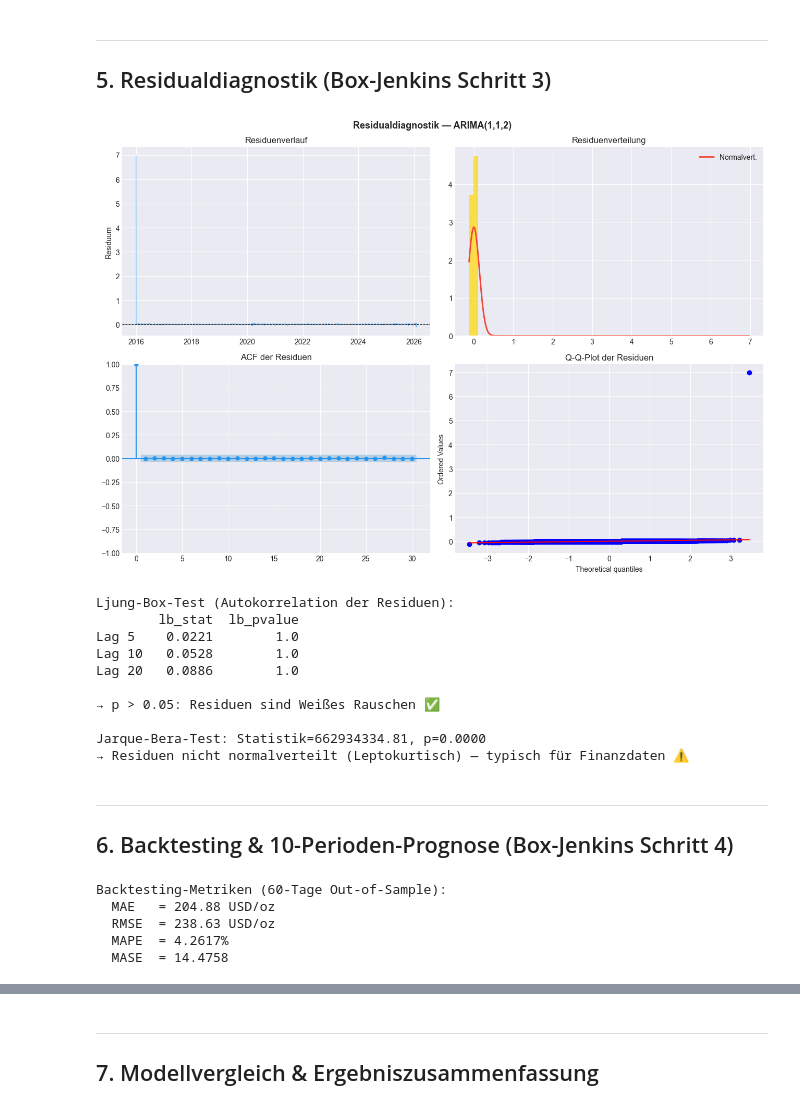
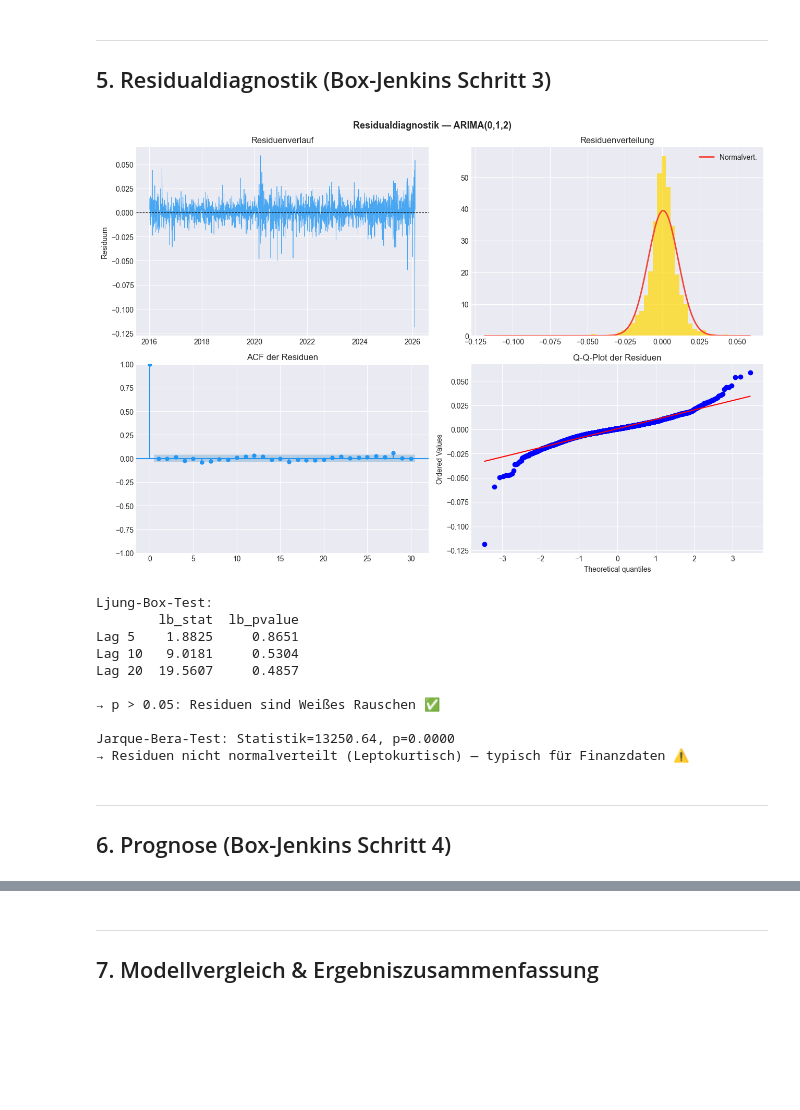
Before and after one commit to Neco0607/Zeitreihenanalyse, a Jupyter notebook: notebooks/Gold_Zeitreihe.ipynb, the cells around one changed output, grey strips where cells are left out. Cells and saved outputs as stored; diff of their text form; code cells hidden in the pictures; blank space fills up the shorter version.

```diff
--- a/notebooks/Gold_Zeitreihe.ipynb
+++ b/notebooks/Gold_Zeitreihe.ipynb
@@ -265,33 +250,28 @@ Test    : 2026-02-04  → 2026-04-30  (60 Tage)
 # %%
-# Gittersuche über ARIMA(p, 1, q) — p, q ∈ {0,1,2,3}
+# Gittersuche über ARIMA(p, 1, q)
 results = []
 
 for p in range(4):
     for q in range(4):
         try:
             model = ARIMA(np.log(train), order=(p, 1, q)).fit()
-            fc_log = model.forecast(TEST_SIZE)
-            fc = np.exp(fc_log)
-
-            mae  = np.mean(np.abs(fc.values - test.values))
-            rmse = np.sqrt(np.mean((fc.values - test.values) ** 2))
-            mape = np.mean(np.abs((fc.values - test.values) / test.values)) * 100
-            mase = mae / np.mean(np.abs(np.diff(train.values)))
-
+            fc    = np.exp(model.forecast(TEST_SIZE))
+            mae   = np.mean(np.abs(fc.values - test.values))
+            rmse  = np.sqrt(np.mean((fc.values - test.values)**2))
+            mape  = np.mean(np.abs((fc.values - test.values) / test.values)) * 100
+            mase  = mae / np.mean(np.abs(np.diff(train.values)))
             results.append({
                 'Modell': f'ARIMA({p},1,{q})',
                 'p': p, 'd': 1, 'q': q,
                 'AIC': model.aic, 'BIC': model.bic,
-                'MAE': mae, 'RMSE': rmse,
-                'MAPE (%)': mape, 'MASE': mase
+                'MAE': mae, 'RMSE': rmse, 'MAPE (%)': mape, 'MASE': mase
             })
-        except Exception as e:
+        except:
             pass
 
 res_df = pd.DataFrame(results).sort_values('AIC')
 print('Top 8 Modelle nach AIC:')
-print(res_df[['Modell', 'AIC', 'BIC', 'MAE', 'RMSE', 'MAPE (%)', 'MASE']]
-      .head(8).round(4).to_string(index=False))
+print(res_df[['Modell','AIC','BIC','MAE','RMSE','MAPE (%)','MASE']].head(8).round(4).to_string(index=False))
 # %% [output]
 Top 8 Modelle nach AIC:
       Modell         AIC         BIC      MAE     RMSE  MAPE (%)    MASE
@@ -341,7 +335,7 @@ Warnings:
 ---
 ## 5. Residualdiagnostik (Box-Jenkins Schritt 3)
 # %%
-residuals = best_model.resid
+residuals = best_model.resid.iloc[1:]  # ersten Tag entfernen (Initialisierungsfehler)
 
 fig, axes = plt.subplots(2, 2, figsize=(13, 9))
 fig.suptitle(f'Residualdiagnostik — ARIMA({p_best},{d_best},{q_best})',
@@ -353,77 +347,53 @@ axes[0, 0].axhline(0, color='black', linewidth=0.8, linestyle='--')
 axes[0, 0].set_title('Residuenverlauf')
 axes[0, 0].set_ylabel('Residuum')
 
-# Histogramm + Normalvert.
+# Histogramm
 axes[0, 1].hist(residuals, bins=60, density=True, color=GOLD, alpha=0.7, edgecolor='none')
 x = np.linspace(residuals.min(), residuals.max(), 300)
 axes[0, 1].plot(x, stats.norm.pdf(x, residuals.mean(), residuals.std()),
                 color=RED, linewidth=2, label='Normalvert.')
 axes[0, 1].set_title('Residuenverteilung')
 axes[0, 1].legend()
 
 # ACF der Residuen
 plot_acf(residuals, lags=30, ax=axes[1, 0], color=BLUE,
          vlines_kwargs={'colors': BLUE})
 axes[1, 0].set_title('ACF der Residuen')
 
 # Q-Q-Plot
 stats.probplot(residuals, dist='norm', plot=axes[1, 1])
 axes[1, 1].set_title('Q-Q-Plot der Residuen')
 
 plt.tight_layout()
 plt.savefig('../reports/gold_residuals.png', dpi=150, bbox_inches='tight')
 plt.show()
 
 # Ljung-Box-Test
-print('Ljung-Box-Test (Autokorrelation der Residuen):')
+print('Ljung-Box-Test:')
 lb = acorr_ljungbox(residuals, lags=[5, 10, 20], return_df=True)
 lb.index = [f'Lag {l}' for l in [5, 10, 20]]
 print(lb.round(4))
 print('\n→ p > 0.05: Residuen sind Weißes Rauschen ✅' if (lb['lb_pvalue'] > 0.05).all() else
       '\n→ p < 0.05: Noch Autokorrelationsstruktur vorhanden ⚠️')
 
 # Jarque-Bera-Test
 jb_stat, jb_p = stats.jarque_bera(residuals)
 print(f'\nJarque-Bera-Test: Statistik={jb_stat:.2f}, p={jb_p:.4f}')
 print('→ ' + ('Residuen normalverteilt ✅' if jb_p > 0.05 else
                'Residuen nicht normalverteilt (Leptokurtisch) — typisch für Finanzdaten ⚠️'))
 # %% [output]
-[figure, old version]
+[figure, new version]
-Ljung-Box-Test (Autokorrelation der Residuen):
+Ljung-Box-Test:
         lb_stat  lb_pvalue
-Lag 5    0.0221        1.0
-Lag 10   0.0528        1.0
-Lag 20   0.0886        1.0
+Lag 5    1.8825     0.8651
+Lag 10   9.0181     0.5304
+Lag 20  19.5607     0.4857
 
 → p > 0.05: Residuen sind Weißes Rauschen ✅
 
-Jarque-Bera-Test: Statistik=662934334.81, p=0.0000
+Jarque-Bera-Test: Statistik=13250.64, p=0.0000
 → Residuen nicht normalverteilt (Leptokurtisch) — typisch für Finanzdaten ⚠️
 # %% [markdown]
 ---
-## 6. Backtesting & 10-Perioden-Prognose (Box-Jenkins Schritt 4)
+## 6. Prognose (Box-Jenkins Schritt 4)
-# %%
-# Backtesting-Prognose (60 Tage)
-fc_obj = best_model.get_forecast(steps=TEST_SIZE)
-fc_mean = np.exp(fc_obj.predicted_mean)
-fc_ci   = np.exp(fc_obj.conf_int(alpha=0.05))
-fc_ci.columns = ['KI_unten', 'KI_oben']
-
-# Metriken
-mae  = np.mean(np.abs(fc_mean.values - test.values))
-rmse = np.sqrt(np.mean((fc_mean.values - test.values) ** 2))
-mape = np.mean(np.abs((fc_mean.values - test.values) / test.values)) * 100
-mase = mae / np.mean(np.abs(np.diff(train.values)))
-
-print(f'Backtesting-Metriken (60-Tage Out-of-Sample):')
-print(f'  MAE   = {mae:.2f} USD/oz')
-print(f'  RMSE  = {rmse:.2f} USD/oz')
-print(f'  MAPE  = {mape:.4f}%')
-print(f'  MASE  = {mase:.4f}')
-# %% [output]
-Backtesting-Metriken (60-Tage Out-of-Sample):
-  MAE   = 204.88 USD/oz
-  RMSE  = 238.63 USD/oz
-  MAPE  = 4.2617%
-  MASE  = 14.4758
 # %%
```
Also changed, not shown: parts of 17 cells of this notebook.
